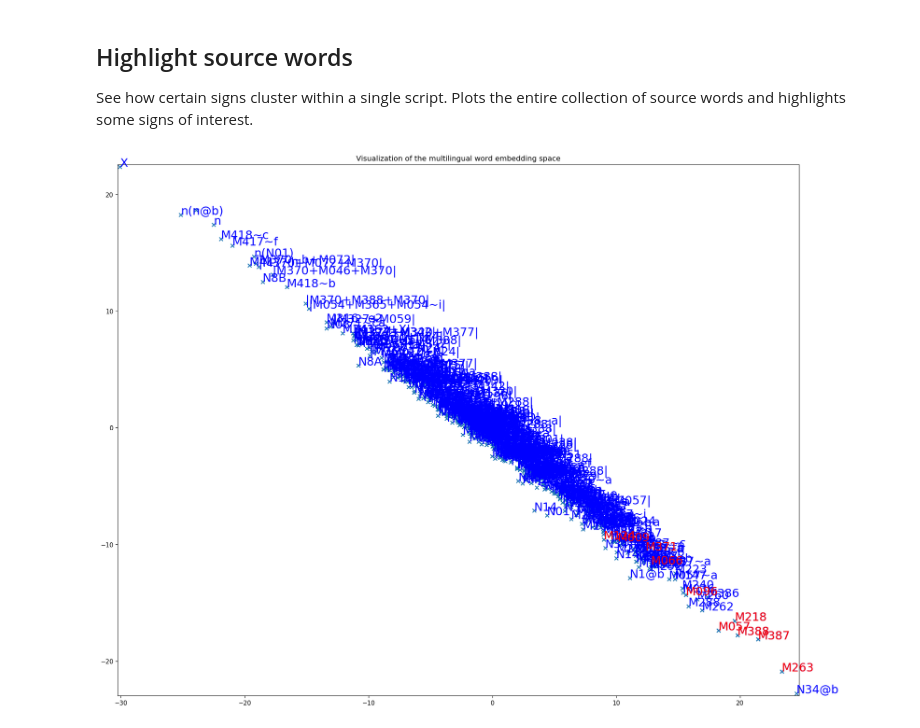
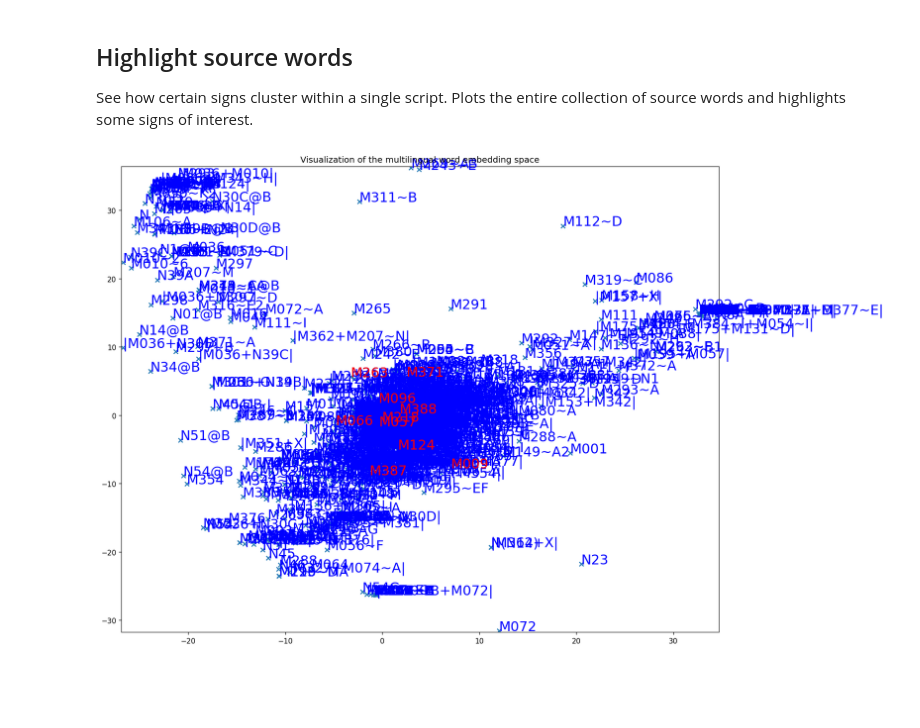
Before and after one commit to MrLogarithm/muse-visualization, a Jupyter notebook: visualize.ipynb, the cells around one changed output. Saved outputs shown, nothing was run; the diff lists cells and outputs as text; code cells hidden in the pictures; blank space fills up the shorter version.

Commit message:
Cleaner data and more visualizations.

```diff
--- a/visualize.ipynb
+++ b/visualize.ipynb
@@ -27,8 +27,8 @@ Setup complete.
 # %%
 ## PMI+SVD ############################
 dim=32
-# src_path = './embeddings/pmi_svd/output/PE_nonnumeric.txt.vec'
-# tgt_path = './embeddings/pmi_svd/output/PC_nonnumeric.txt.vec'
+# src_path = './embeddings/pmi_svd/output/PE_nonnumeric.txt.{0}.vec'.format(dim)
+# tgt_path = './embeddings/pmi_svd/output/PC_nonnumeric.txt.{0}.vec'.format(dim)
 # ########
 # src_path = './embeddings/pmi_svd/output/PE.txt.{0}.vec'.format(dim)
 # tgt_path = './embeddings/pmi_svd/output/PC.txt.{0}.vec'.format(dim)
@@ -40,19 +40,22 @@ dim=32
 # src_path = './embeddings/fastText/models/PE_nonnumeric.skip.vec'
 # tgt_path = './embeddings/fastText/models/PC_nonnumeric.skip.vec'
 # ########
-# src_path = './embeddings/fastText/models/PE.cbow.vec' # < this is what MUSE used as input ***
-# tgt_path = './embeddings/fastText/models/PC.cbow.vec' # < this is what MUSE used as input ***
+# src_path = './embeddings/fastText/models/PE.cbow.vec'
+# tgt_path = './embeddings/fastText/models/PC.cbow.vec'
 # ########
 # src_path = './embeddings/fastText/models/PE.skip.vec'
 # tgt_path = './embeddings/fastText/models/PC.skip.vec'
 
 ## MUSE ############################
-# curently trained on 8-dim. fastText, incl. numeric
-# src_path = './embeddings/aligned/vectors-pe_supervised.vec'
-# tgt_path = './embeddings/aligned/vectors-pc_supervised.vec'
+# src_path = './embeddings/aligned/fastText/vectors-pe_supervised.vec'
+# tgt_path = './embeddings/aligned/fastText/vectors-pc_supervised.vec'
+# src_path = './embeddings/aligned/fastText/vectors-pe_unsupervised.vec'
+# tgt_path = './embeddings/aligned/fastText/vectors-pc_unsupervised.vec'
 # ########
-src_path = './embeddings/aligned/vectors-pe_unsupervised.vec'
-tgt_path = './embeddings/aligned/vectors-pc_unsupervised.vec'
+src_path = './embeddings/aligned/pmi/vectors-pe_supervised.vec'
+tgt_path = './embeddings/aligned/pmi/vectors-pc_supervised.vec'
+# src_path = './embeddings/aligned/pmi/vectors-pe_unsupervised.vec'
+# tgt_path = './embeddings/aligned/pmi/vectors-pc_unsupervised.vec'
 
 nmax = 50000  # maximum number of word embeddings to load
 
@@ -111,7 +114,7 @@ Nearest neighbors of "M388":
 Given a sign in one script, which signs from the *other* script are functionally similar?
 # %%
 # printing nearest neighbors in the target space
-src_words = ["M157","M388","M346","M072","|M288+N01|"]
+src_words = ["M157","M388","M346","M072"]
 for src_word in src_words:
     _ = get_nn(src_word, src_embeddings, src_id2word, tgt_embeddings, tgt_id2word, K=15)
     print()
@@ -162,7 +165,7 @@ def plot_similar_word(src_words, src_word2id, src_emb, tgt_words, tgt_word2id, t
     y_coords = scale*Y[:, 1]
 
     # display scatter plot
-    plt.figure(figsize=(20, 16), dpi=120)
+    plt.figure(figsize=(15, 12), dpi=120)
     plt.scatter(x_coords, y_coords, marker='x')
 
     for k, (label, x, y) in enumerate(zip(word_labels, x_coords, y_coords)):
@@ -205,14 +208,15 @@ plot_similar_word(src_words, src_word2id, src_embeddings, tgt_words, tgt_word2id
 
 See how certain signs cluster within a single script. Plots the entire collection of source words and highlights some signs of interest.
 # %%
-src_words = [w for w in src_word2id]
+# src_words = [w for i,w in enumerate(src_word2id)]
+src_words = [w for i,w in enumerate(src_word2id) if i%1==0] # Plot only 1/3 of the words for readability.
 tgt_words =  ["M388","M066","M096","M218","M387","M371","M124","M009","M263","M057"]
 
 for sw in src_words:
     assert sw in src_word2id, '"%s" not in source dictionary' % sw
 for tw in tgt_words:
     assert tw in src_word2id, '"%s" not in target dictionary' % tw
 
 plot_similar_word(src_words, src_word2id, src_embeddings, tgt_words, src_word2id, src_embeddings, pca)
 # %% [output]
-[figure, old version]
+[figure, new version]
```
Also changed, not shown: parts of 6 cells of this notebook, 48 other files.
